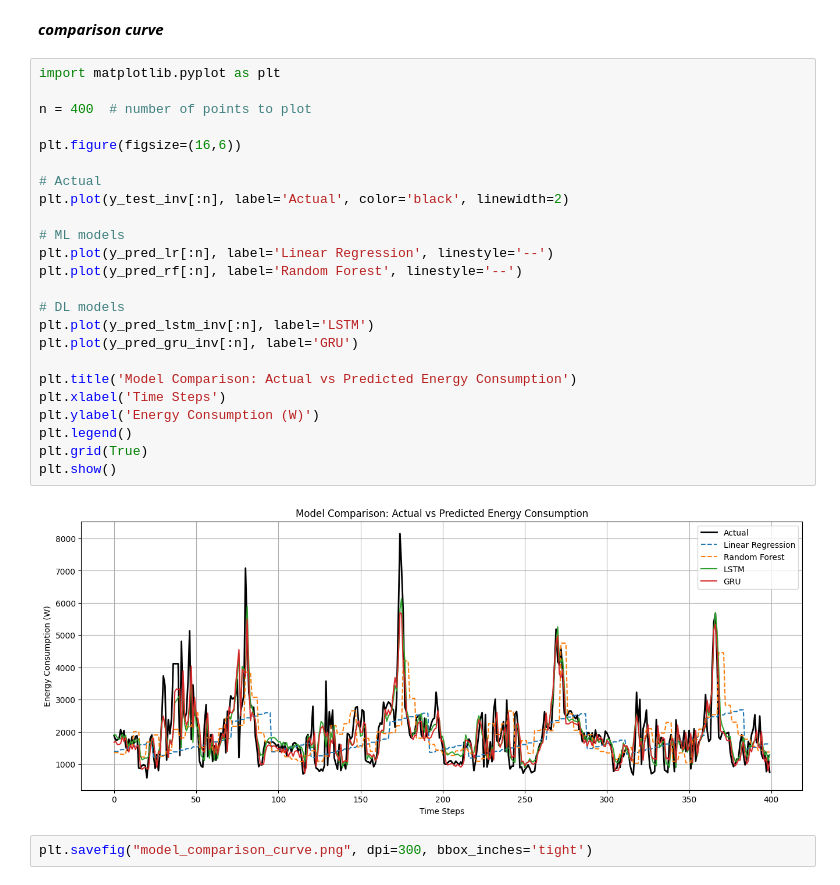
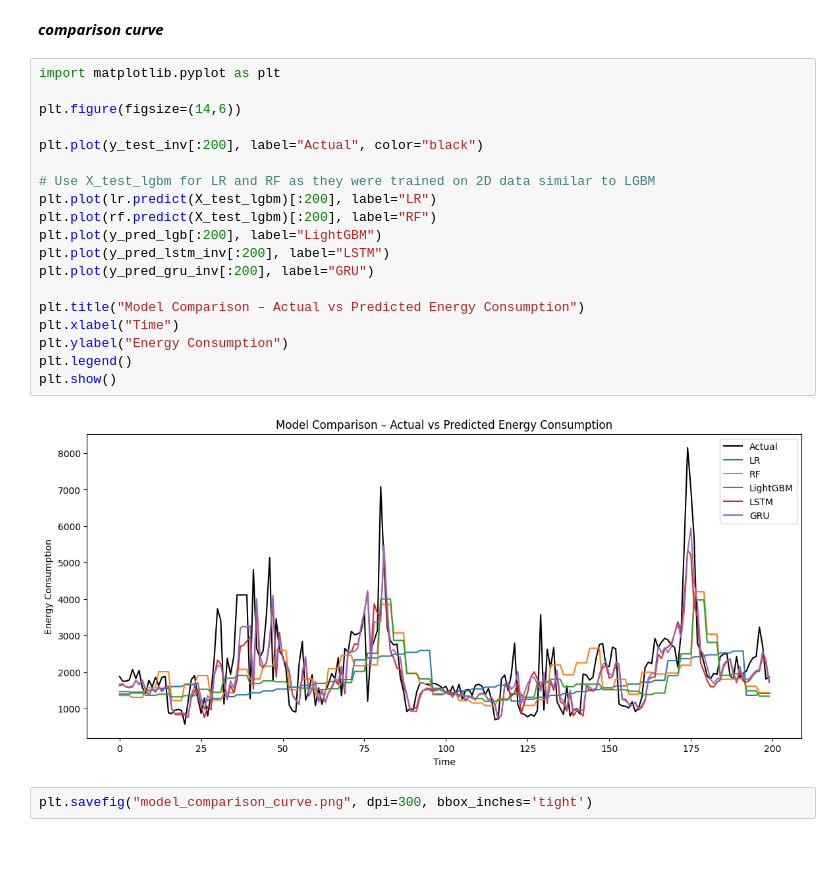
Before and after one commit to Ameena306/Energy-Prediction, a Jupyter notebook: ProNetEnergy_consumption.ipynb, the cells around one changed output. Cells and saved outputs as stored; diff of their text form; blank space fills up the shorter version.

```diff
--- a/ProNetEnergy_consumption.ipynb
+++ b/ProNetEnergy_consumption.ipynb
@@ -838,29 +930,24 @@ results.to_csv("model_comparison_results.csv", index=False)
 # %%
 import matplotlib.pyplot as plt
 
-n = 400  # number of points to plot
+plt.figure(figsize=(14,6))
 
-plt.figure(figsize=(16,6))
+plt.plot(y_test_inv[:200], label="Actual", color="black")
 
-# Actual
-plt.plot(y_test_inv[:n], label='Actual', color='black', linewidth=2)
+# Use X_test_lgbm for LR and RF as they were trained on 2D data similar to LGBM
+plt.plot(lr.predict(X_test_lgbm)[:200], label="LR")
+plt.plot(rf.predict(X_test_lgbm)[:200], label="RF")
+plt.plot(y_pred_lgb[:200], label="LightGBM")
+plt.plot(y_pred_lstm_inv[:200], label="LSTM")
+plt.plot(y_pred_gru_inv[:200], label="GRU")
 
-# ML models
-plt.plot(y_pred_lr[:n], label='Linear Regression', linestyle='--')
-plt.plot(y_pred_rf[:n], label='Random Forest', linestyle='--')
-
-# DL models
-plt.plot(y_pred_lstm_inv[:n], label='LSTM')
-plt.plot(y_pred_gru_inv[:n], label='GRU')
-
-plt.title('Model Comparison: Actual vs Predicted Energy Consumption')
-plt.xlabel('Time Steps')
-plt.ylabel('Energy Consumption (W)')
+plt.title("Model Comparison – Actual vs Predicted Energy Consumption")
+plt.xlabel("Time")
+plt.ylabel("Energy Consumption")
 plt.legend()
-plt.grid(True)
 plt.show()
 # %% [output]
-[figure, old version]
+[figure, new version]
 # %%
 plt.savefig("model_comparison_curve.png", dpi=300, bbox_inches='tight')
 # %% [output]
```
Also changed, not shown: parts of 33 cells of this notebook.
